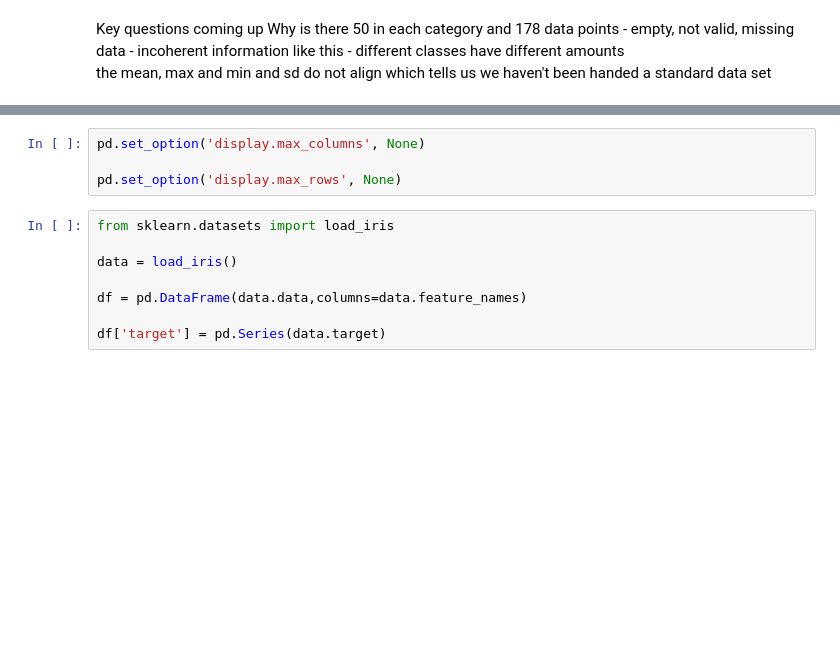
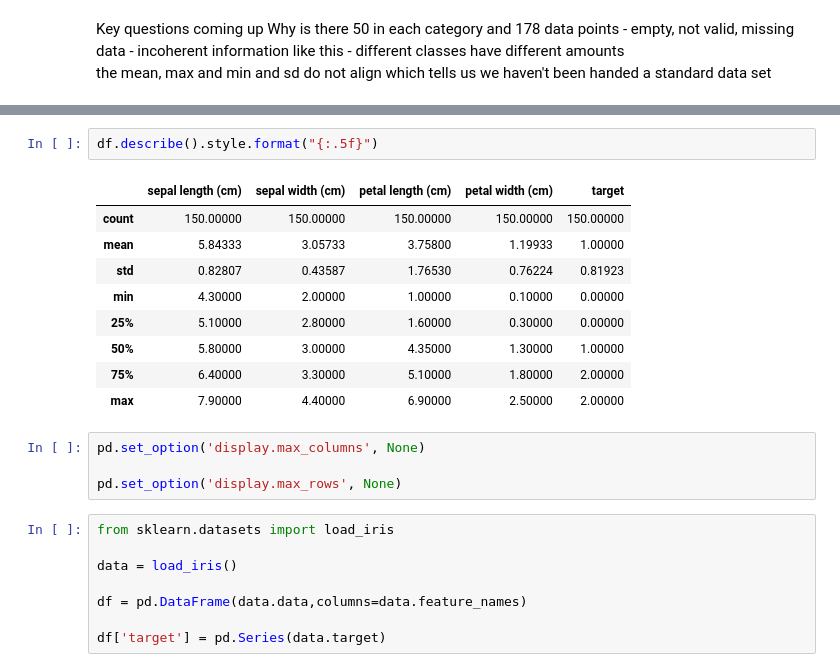
Before and after one commit to martinaobrien/machine-learning-and-statistics-assessment, a Jupyter notebook: Scikit-Learn-Jupyter-Notebook.ipynb, the cells around one changed output, grey strips where cells are left out. Cells and saved outputs as stored; diff of their text form; blank space fills up the shorter version.

```diff
--- a/Scikit-Learn-Jupyter-Notebook.ipynb
+++ b/Scikit-Learn-Jupyter-Notebook.ipynb
@@ -27,3 +107,15 @@ inputs = wine_data.data
+# %%
+df.describe().style.format("{:.5f}")
+# %% [output]
+|  | sepal length (cm) | sepal width (cm) | petal length (cm) | petal width (cm) | target |
+| count | 150.00000 | 150.00000 | 150.00000 | 150.00000 | 150.00000 |
+| mean | 5.84333 | 3.05733 | 3.75800 | 1.19933 | 1.00000 |
+| std | 0.82807 | 0.43587 | 1.76530 | 0.76224 | 0.81923 |
+| min | 4.30000 | 2.00000 | 1.00000 | 0.10000 | 0.00000 |
+| 25% | 5.10000 | 2.80000 | 1.60000 | 0.30000 | 0.00000 |
+| 50% | 5.80000 | 3.00000 | 4.35000 | 1.30000 | 1.00000 |
+| 75% | 6.40000 | 3.30000 | 5.10000 | 1.80000 | 2.00000 |
+| max | 7.90000 | 4.40000 | 6.90000 | 2.50000 | 2.00000 |
 # %%
 pd.set_option('display.max_columns', None)
 
```
Also changed, not shown: parts of 11 cells of this notebook.
